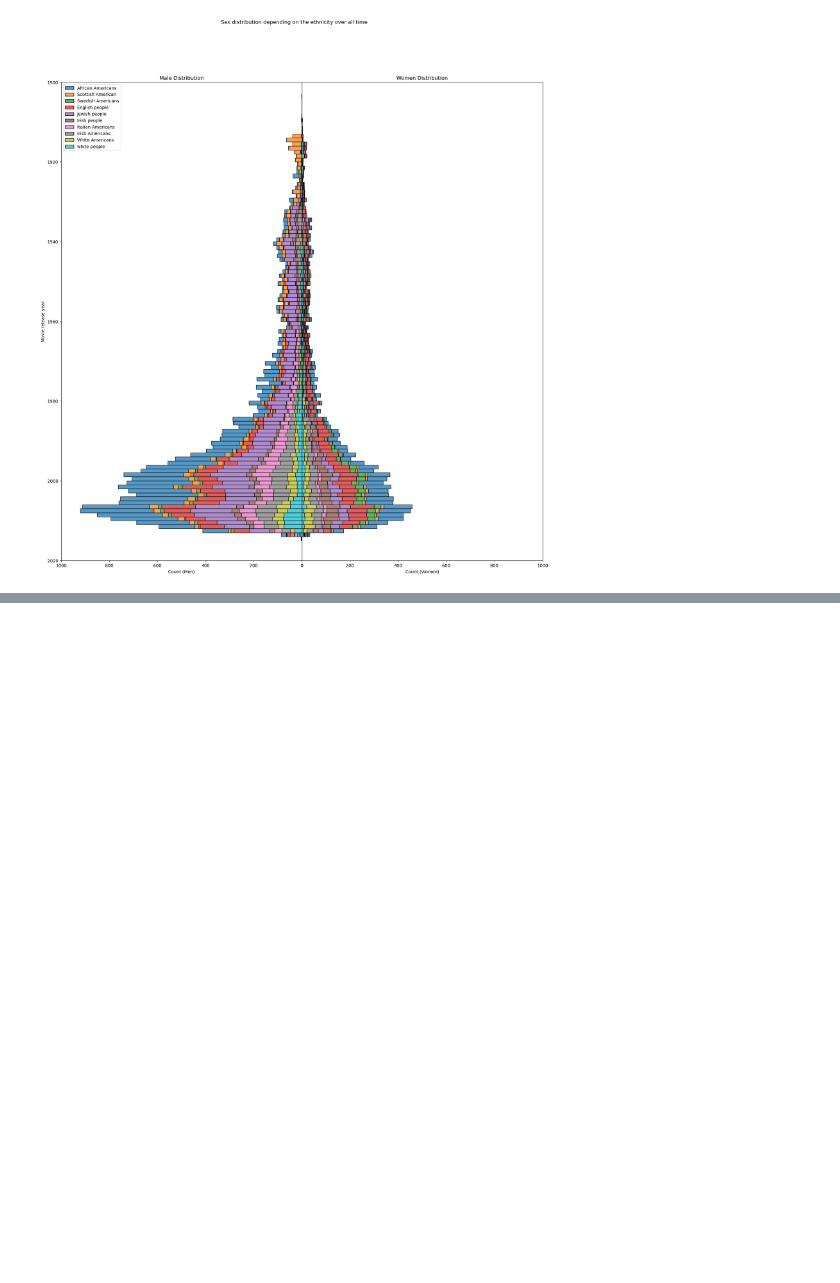
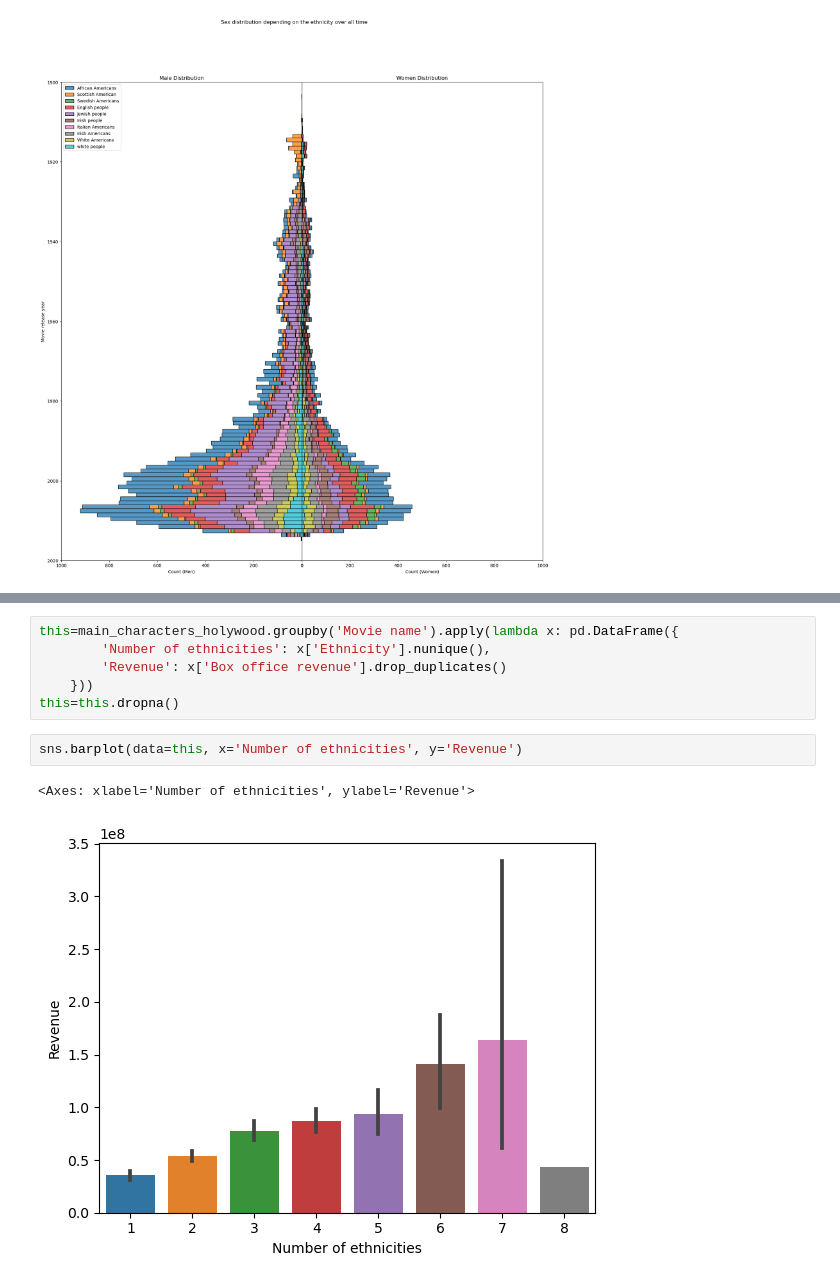
Before and after one commit to epfl-ada/ada-2023-project-draco, a Jupyter notebook: Milstone_project2.ipynb, the cells around one changed output, grey strips where cells are left out. Saved outputs shown, nothing was run; the diff lists cells and outputs as text; blank space fills up the shorter version.

```diff
--- a/Milstone_project2.ipynb
+++ b/Milstone_project2.ipynb
@@ -296,0 +320,11 @@ plt.show()
+# %%
+this=main_characters_holywood.groupby('Movie name').apply(lambda x: pd.DataFrame({
+        'Number of ethnicities': x['Ethnicity'].nunique(),
+        'Revenue': x['Box office revenue'].drop_duplicates()
+    }))
+this=this.dropna()
+# %%
+sns.barplot(data=this, x='Number of ethnicities', y='Revenue')
+# %% [output]
+<Axes: xlabel='Number of ethnicities', ylabel='Revenue'>
+[figure, added]
```
Also changed, not shown: parts of 3 cells of this notebook.
